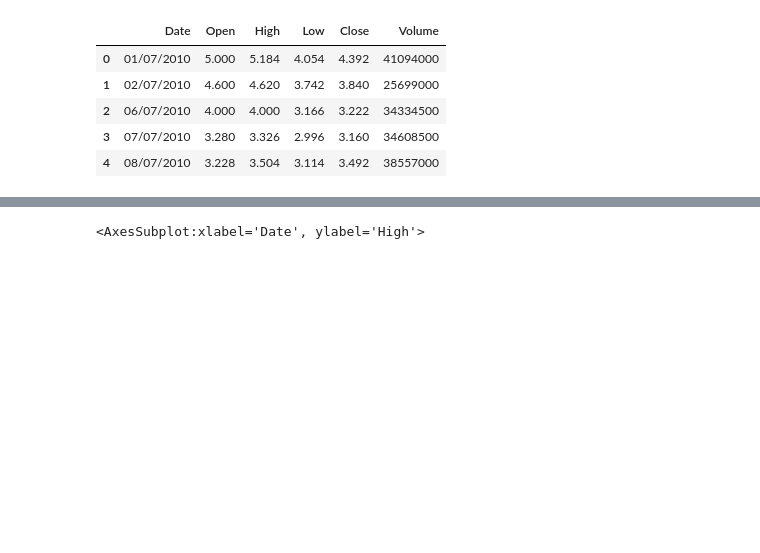
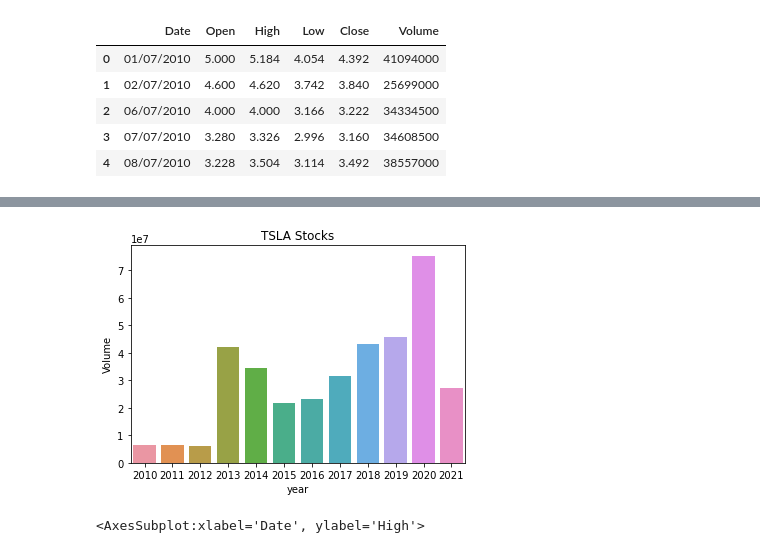
Before and after one commit to anacarol84/Project1_Tesla, a Jupyter notebook: Project-1/DataCleaningnew.ipynb, the cells around one changed output, grey strips where cells are left out. Drawn from its saved outputs; the diff is of its cells as text; code cells hidden in the pictures; blank space fills up the shorter version.

```diff
--- a/Project-1/DataCleaningnew.ipynb
+++ b/Project-1/DataCleaningnew.ipynb
@@ -71,3 +71,6 @@ Tesla_Df.head()
 | 2 | 06/07/2010 | 4.000 | 4.000 | 3.166 | 3.222 | 34334500 |
 | 3 | 07/07/2010 | 3.280 | 3.326 | 2.996 | 3.160 | 34608500 |
 | 4 | 08/07/2010 | 3.228 | 3.504 | 3.114 | 3.492 | 38557000 |
+# %%
+Tesla_year_Df = Tesla_Df.copy()
+Tesla_year_Df.head()
@@ -73,0 +84,6 @@ Tesla_Df.head()
+# %%
+#Adding year column
+Tesla_year_Df['Date'] = pd.to_datetime(Tesla_year_Df['Date'])
+Tesla_year_Df['year'] = pd.DatetimeIndex(Tesla_year_Df['Date']).year
+
+Tesla_year_Df.head()
@@ -73,0 +107,6 @@ Tesla_Df.head()
+# %%
+# mean closing prices in each year
+##firstly group the data by year using groupby() function and then find mean using mean() function.
+tsla_year_df = Tesla_year_Df.groupby('year')[['Date', 'Open', 'Close', 'Volume']].mean()
+##The mean of prices and volumes are :
+tsla_year_df
@@ -74 +145,10 @@ Tesla_Df.head()
+# %%
+## plotting  the mean of closing price in each year
+plt.title('TSLA Stocks')
+plt.xlabel('year')
+plt.ylabel('Close Price USD')
+sns.barplot(tsla_year_df.index, tsla_year_df.Volume, data=tsla_year_df)
+plt.show()
+# %% [output]
+[figure, added]
 # %%
```
Also changed, not shown: parts of 9 cells of this notebook, 2 other files.
